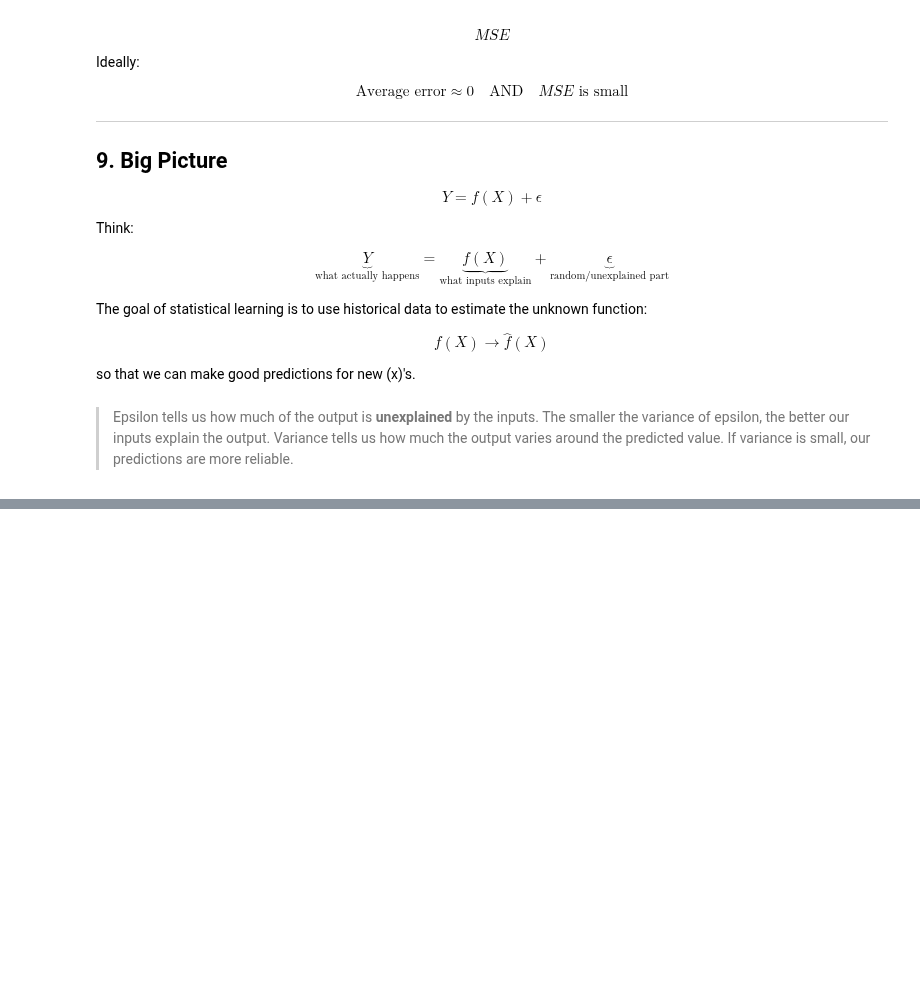
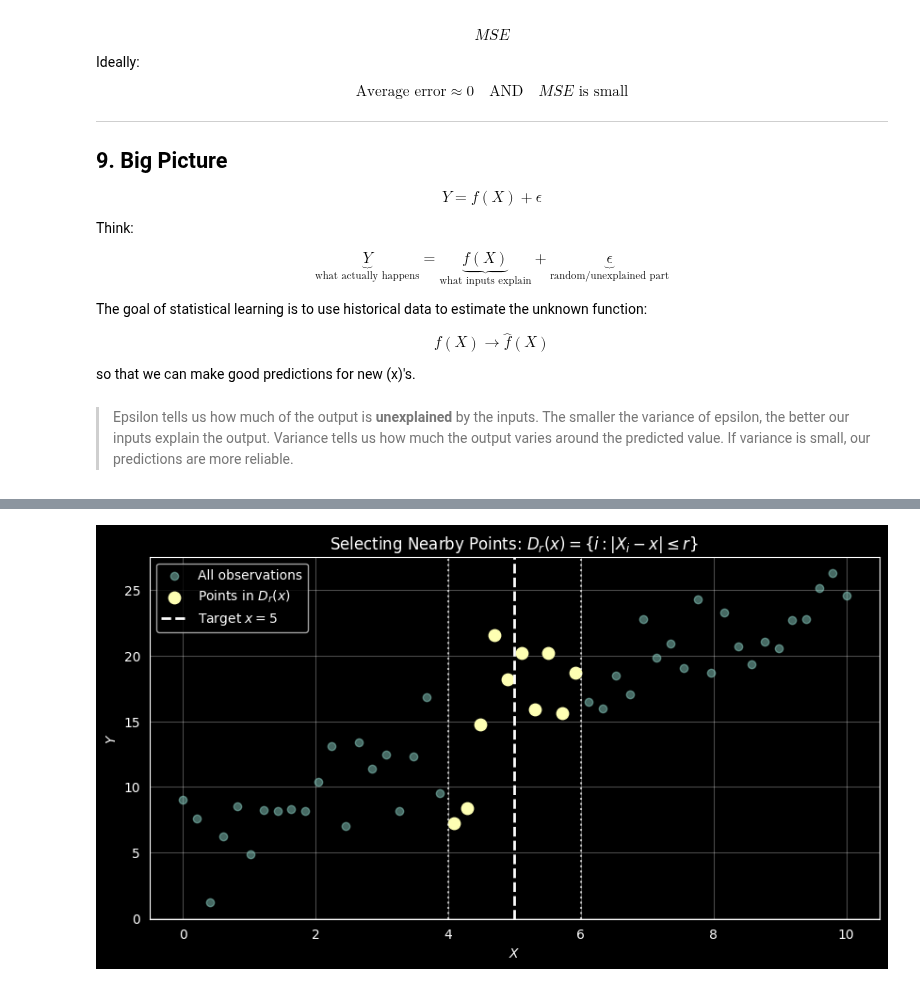
Before and after one commit to fuadh246/ese-5410, a Jupyter notebook: modules_notes/module_2/Module-2-Slides_ESE-541/Addictive model.ipynb, the cells around one changed output, grey strips where cells are left out. Cells and saved outputs as stored; diff of their text form; code cells hidden in the pictures; blank space fills up the shorter version.

```diff
--- a/modules_notes/module_2/Module-2-Slides_ESE-541/Addictive model.ipynb
+++ b/modules_notes/module_2/Module-2-Slides_ESE-541/Addictive model.ipynb
@@ -414,0 +726,48 @@ so that we can make good predictions for new \(x\)'s.
+# %%
+# Generate example data
+np.random.seed(10)
+
+X = np.linspace(0, 10, 50)
+Y = 2 * X + 5 + np.random.normal(0, 3, 50)
+
+# Prediction location and radius
+x_target = 5
+r = 1
+
+# Points inside the window
+inside = np.abs(X - x_target) <= r
+
+plt.figure(figsize=(10, 5))
+
+# All observations
+plt.scatter(X, Y, alpha=0.5, label="All observations")
+
+# Nearby observations
+plt.scatter(
+    X[inside],
+    Y[inside],
+    s=80,
+    label=r"Points in $D_r(x)$"
+)
+
+# Target x
+plt.axvline(
+    x_target,
+    linestyle="--",
+    linewidth=2,
+    label=r"Target $x=5$"
+)
+
+# Window boundaries
+plt.axvline(x_target - r, linestyle=":", alpha=0.7)
+plt.axvline(x_target + r, linestyle=":", alpha=0.7)
+
+plt.xlabel(r"$X$")
+plt.ylabel(r"$Y$")
+plt.title(r"Selecting Nearby Points: $D_r(x)=\{i:|X_i-x|\leq r\}$")
+plt.legend()
+plt.grid(alpha=0.3)
+
+plt.show()
+# %% [output]
+[figure, added]
```
Also changed, not shown: parts of 6 cells of this notebook.
